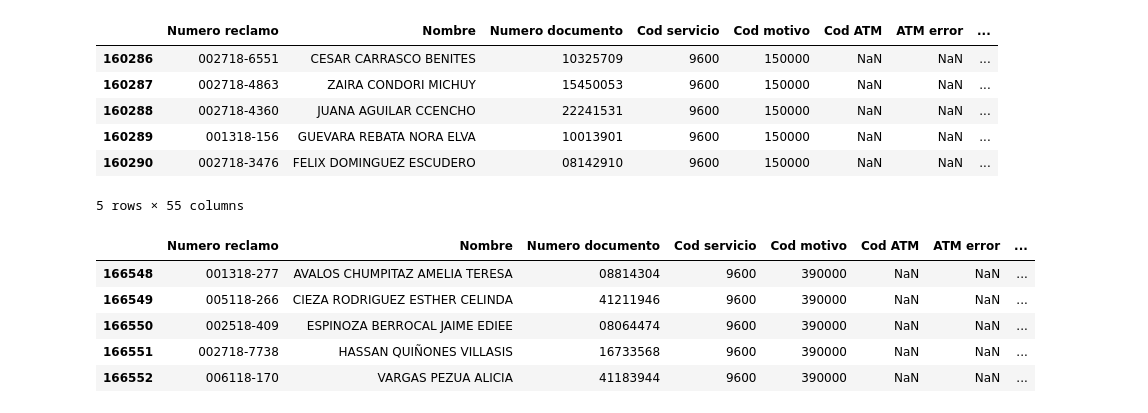
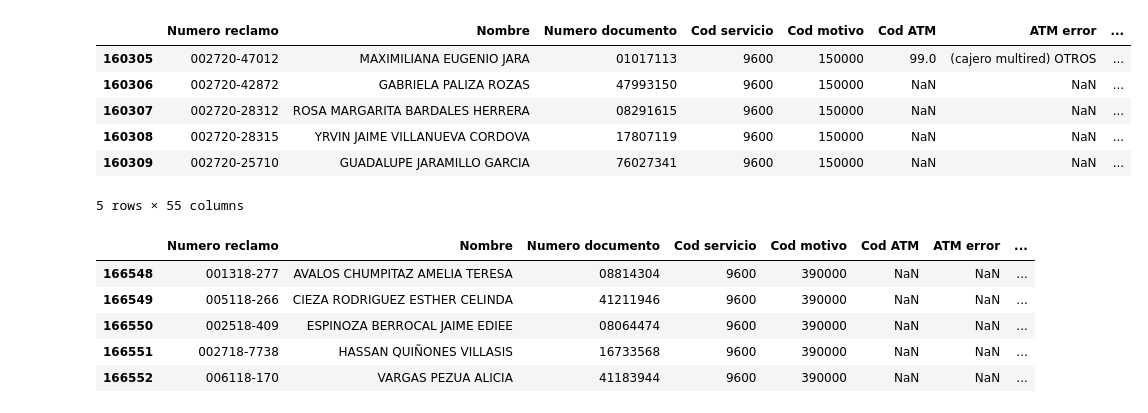
Before and after one commit to johnkbarrera/R2D2, a Jupyter notebook: BancoNacion/Computing data.ipynb, the cells around one changed output. Cells and saved outputs as stored; diff of their text form; code cells hidden in the pictures.

```diff
--- a/BancoNacion/Computing data.ipynb
+++ b/BancoNacion/Computing data.ipynb
@@ -39,15 +39,15 @@ dicionarios_reglas
 
 # ATENCION AL USUARIO
 # %%
-data_temp = data_to_process[(data_to_process['Servicio SBS']=='96')]
+data_temp = data_to_process[(data_to_process['Servicio SBS']=='96')&(data_to_process['fecha fase 1'].dt.year>=2019)]
 data_temp.head()
 # %% [output]
 |  | Numero reclamo | Nombre | Numero documento | Cod servicio | Cod motivo | Cod ATM | ATM error | ... |
-| 160286 | 002718-6551 | CESAR CARRASCO BENITES | 10325709 | 9600 | 150000 | NaN | NaN | ... |
-| 160287 | 002718-4863 | ZAIRA CONDORI MICHUY | 15450053 | 9600 | 150000 | NaN | NaN | ... |
-| 160288 | 002718-4360 | JUANA AGUILAR CCENCHO | 22241531 | 9600 | 150000 | NaN | NaN | ... |
-| 160289 | 001318-156 | GUEVARA REBATA NORA ELVA | 10013901 | 9600 | 150000 | NaN | NaN | ... |
-| 160290 | 002718-3476 | FELIX DOMINGUEZ ESCUDERO | 08142910 | 9600 | 150000 | NaN | NaN | ... |
+| 160305 | 002720-47012 | MAXIMILIANA EUGENIO JARA | 01017113 | 9600 | 150000 | 99.0 | (cajero multired) OTROS | ... |
+| 160306 | 002720-42872 | GABRIELA PALIZA ROZAS | 47993150 | 9600 | 150000 | NaN | NaN | ... |
+| 160307 | 002720-28312 | ROSA MARGARITA BARDALES HERRERA | 08291615 | 9600 | 150000 | NaN | NaN | ... |
+| 160308 | 002720-28315 | YRVIN JAIME VILLANUEVA CORDOVA | 17807119 | 9600 | 150000 | NaN | NaN | ... |
+| 160309 | 002720-25710 | GUADALUPE JARAMILLO GARCIA | 76027341 | 9600 | 150000 | NaN | NaN | ... |
 5 rows × 55 columns
 # %%
 data_temp = data_to_process[(data_to_process['Servicio SBS']=='96')&(data_to_process['Motivo SBS']=='39')]
```
Also changed, not shown: parts of 36 cells of this notebook, 3 other files.
